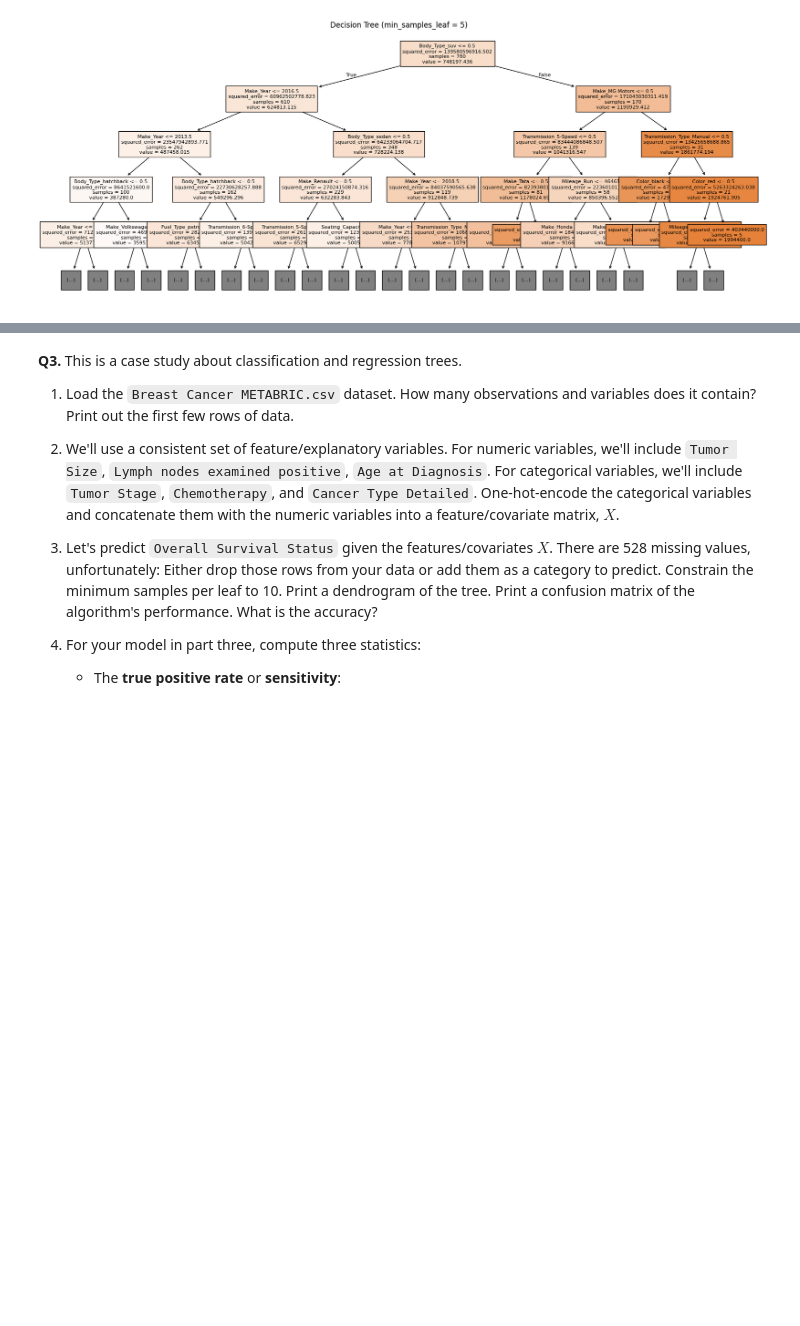
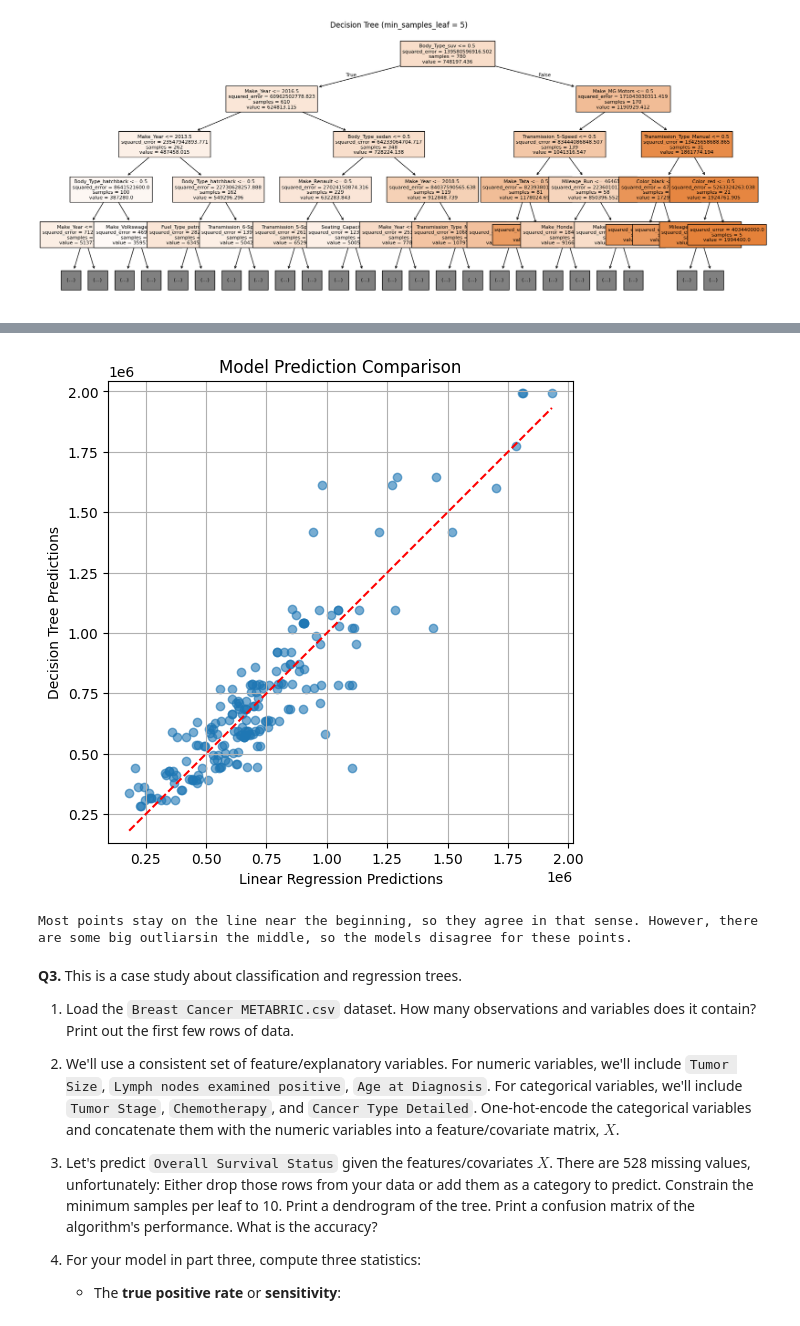
Before and after one commit to sutherlandn/trees, a Jupyter notebook: assignment/assignment.ipynb, the cells around one changed output, grey strips where cells are left out. Drawn from its saved outputs; the diff is of its cells as text; code cells hidden in the pictures; blank space fills up the shorter version.

```diff
--- a/assignment/assignment.ipynb
+++ b/assignment/assignment.ipynb
@@ -127,3 +181,18 @@ Looks like a min_samples_leaf of 5 achieves the best R², coming in at 0.8253!
+# %%
+#6
+plt.figure(figsize=(6, 6))
+plt.scatter(y_pred_lin, y_pred, alpha=0.6)
+plt.plot([y_pred_lin.min(), y_pred_lin.max()], [y_pred_lin.min(), y_pred_lin.max()], color='red', linestyle='--')
+plt.xlabel("Linear Regression Predictions")
+plt.ylabel("Decision Tree Predictions")
+plt.title("Model Prediction Comparison")
+plt.grid(True)
+plt.axis("equal")
+plt.show()
+print('Most points stay on the line near the beginning, so they agree in that sense. However, there are some big outliarsin the middle, so the models disagree for these points.')
+# %% [output]
+[figure, added]
+Most points stay on the line near the beginning, so they agree in that sense. However, there are some big outliarsin the middle, so the models disagree for these points.
 # %% [markdown]
 **Q3.** This is a case study about classification and regression trees.
 
```
Also changed, not shown: parts of 3 cells of this notebook.
